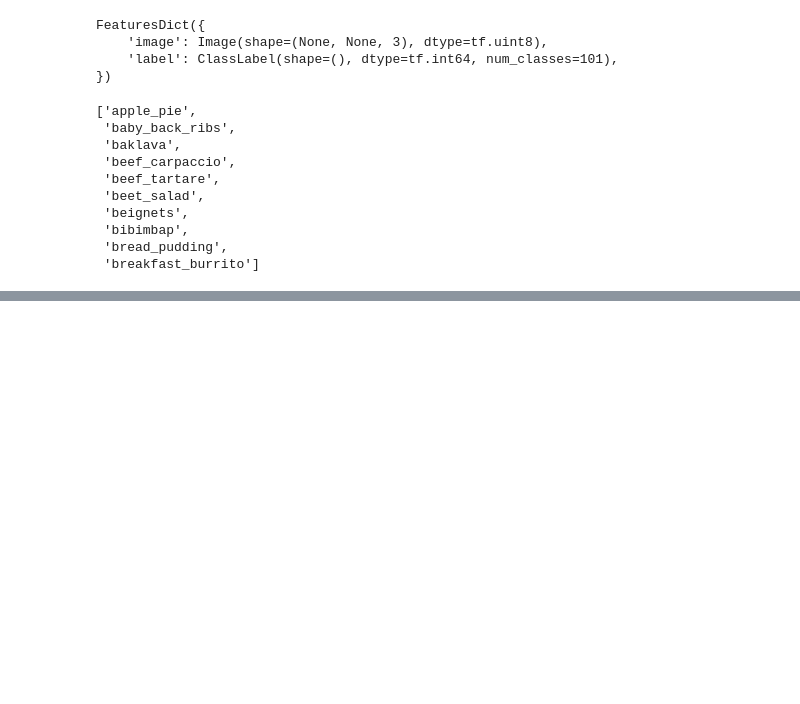
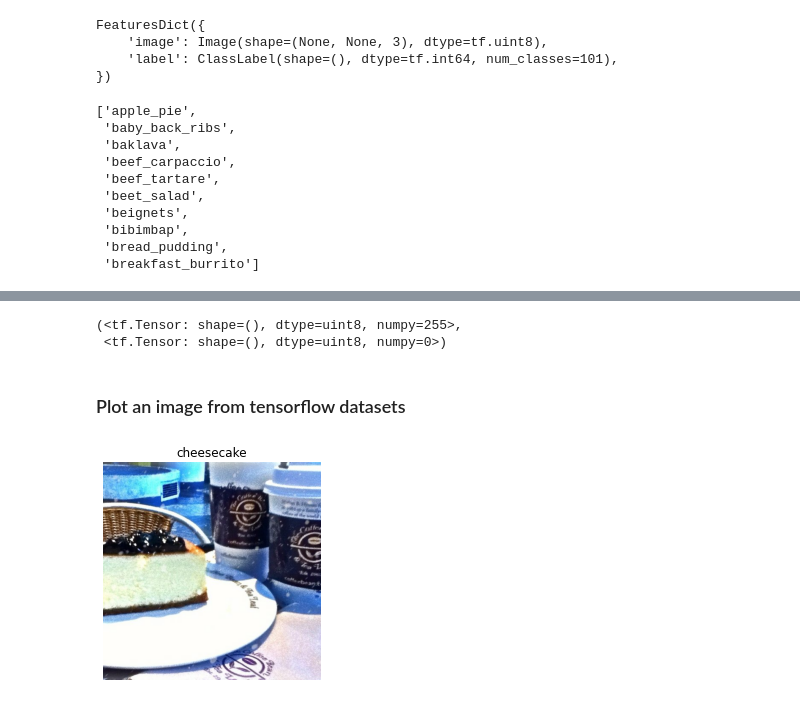
Before and after one commit to Kennedy87670/Other_Project, a Jupyter notebook: food_vision101.ipynb, the cells around one changed output, grey strips where cells are left out. Cells and saved outputs as stored; diff of their text form; code cells hidden in the pictures; blank space fills up the shorter version.

Commit message:
food vision101

```diff
--- a/food_vision101.ipynb
+++ b/food_vision101.ipynb
@@ -94,3 +100,5 @@ class_names[:10]
  'breakfast_burrito']
 # %%
 # Take one sample of train data
+train_one_sample = train_data.take(1)# samples are in format (image_tensor, label)
+train_one_sample
@@ -96,0 +112,9 @@ class_names[:10]
+# %%
+# Output info about our training sample
+for image, label in train_one_sample:
+  print(f"""
+  Image shape: {image.shape}
+  Image dtype: {image.dtype}
+  Target class from Food101 (tensor form): {label}
+  Class name (str form): {class_names[label.numpy()]}
+        """)
@@ -96,0 +147,16 @@ class_names[:10]
+# %%
+# what are the min and max values ofour image tensor?
+tf.reduce_max(image), tf.reduce_min(image)
+# %% [output]
+(<tf.Tensor: shape=(), dtype=uint8, numpy=255>,
+ <tf.Tensor: shape=(), dtype=uint8, numpy=0>)
+# %% [markdown]
+### Plot an image from tensorflow datasets
+# %%
+# plot an image tensor
+import matplotlib.pyplot as plt
+plt.imshow(image)
+plt.title(class_names[label.numpy()])  # add title to image to verify the label is associated with the right image
+plt.axis(False);
+# %% [output]
+[figure, added]
```
Also changed, not shown: parts of 17 cells of this notebook.
